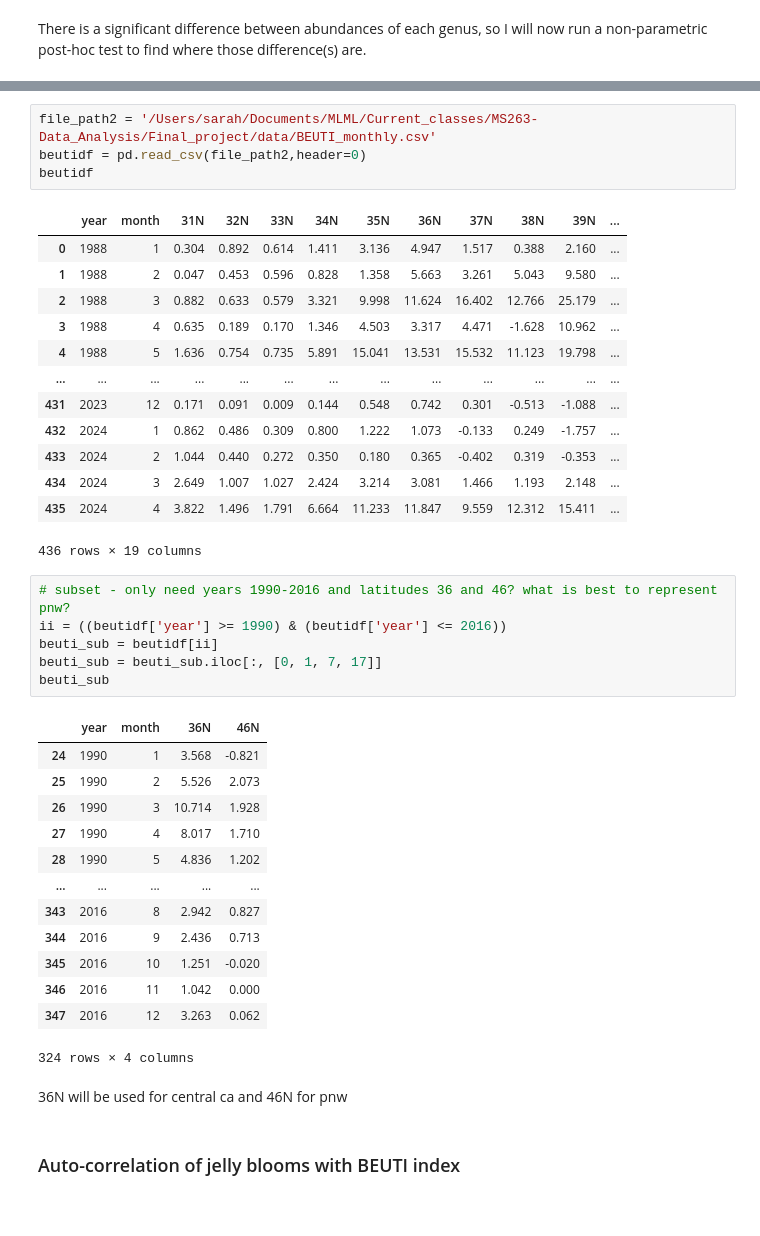
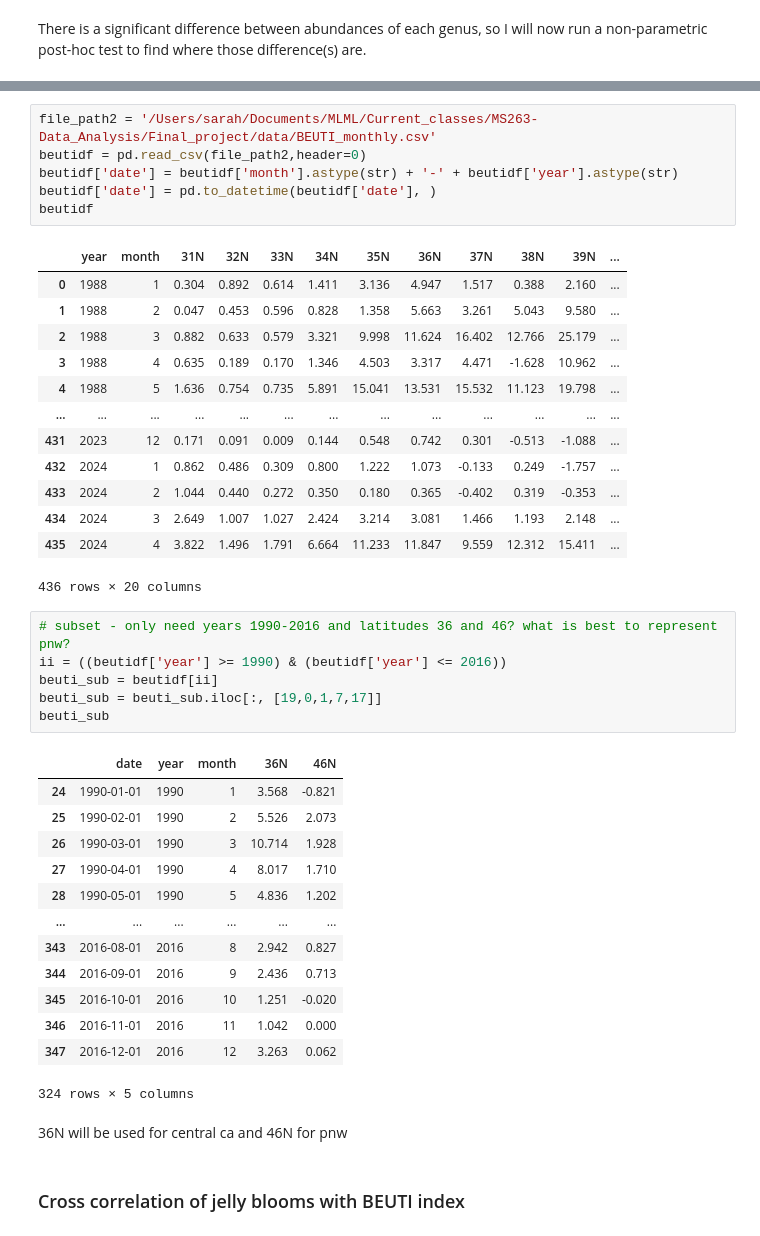
Before and after one commit to sjoh18/MS263-Final-Project, a Jupyter notebook: FinalProject.ipynb, the cells around one changed output, grey strips where cells are left out. Drawn from its saved outputs; the diff is of its cells as text.

Commit message:
time series of BEUTI, started x correlation

```diff
--- a/FinalProject.ipynb
+++ b/FinalProject.ipynb
@@ -269,6 +271,8 @@ genus_posthoc
 # %%
 file_path2 = '/Users/sarah/Documents/MLML/Current_classes/MS263-Data_Analysis/Final_project/data/BEUTI_monthly.csv'
 beutidf = pd.read_csv(file_path2,header=0)
+beutidf['date'] = beutidf['month'].astype(str) + '-' + beutidf['year'].astype(str)
+beutidf['date'] = pd.to_datetime(beutidf['date'], )
 beutidf
 # %% [output]
 |  | year | month | 31N | 32N | 33N | 34N | 35N | 36N | 37N | 38N | 39N | ... |
@@ -283,28 +287,28 @@ beutidf
 | 433 | 2024 | 2 | 1.044 | 0.440 | 0.272 | 0.350 | 0.180 | 0.365 | -0.402 | 0.319 | -0.353 | ... |
 | 434 | 2024 | 3 | 2.649 | 1.007 | 1.027 | 2.424 | 3.214 | 3.081 | 1.466 | 1.193 | 2.148 | ... |
 | 435 | 2024 | 4 | 3.822 | 1.496 | 1.791 | 6.664 | 11.233 | 11.847 | 9.559 | 12.312 | 15.411 | ... |
-436 rows × 19 columns
+436 rows × 20 columns
 # %%
 # subset - only need years 1990-2016 and latitudes 36 and 46? what is best to represent pnw?
 ii = ((beutidf['year'] >= 1990) & (beutidf['year'] <= 2016))
 beuti_sub = beutidf[ii]
-beuti_sub = beuti_sub.iloc[:, [0, 1, 7, 17]]
+beuti_sub = beuti_sub.iloc[:, [19,0,1,7,17]]
 beuti_sub
 # %% [output]
-|  | year | month | 36N | 46N |
-| 24 | 1990 | 1 | 3.568 | -0.821 |
-| 25 | 1990 | 2 | 5.526 | 2.073 |
-| 26 | 1990 | 3 | 10.714 | 1.928 |
-| 27 | 1990 | 4 | 8.017 | 1.710 |
-| 28 | 1990 | 5 | 4.836 | 1.202 |
-| ... | ... | ... | ... | ... |
-| 343 | 2016 | 8 | 2.942 | 0.827 |
-| 344 | 2016 | 9 | 2.436 | 0.713 |
-| 345 | 2016 | 10 | 1.251 | -0.020 |
-| 346 | 2016 | 11 | 1.042 | 0.000 |
-| 347 | 2016 | 12 | 3.263 | 0.062 |
+|  | date | year | month | 36N | 46N |
+| 24 | 1990-01-01 | 1990 | 1 | 3.568 | -0.821 |
+| 25 | 1990-02-01 | 1990 | 2 | 5.526 | 2.073 |
+| 26 | 1990-03-01 | 1990 | 3 | 10.714 | 1.928 |
+| 27 | 1990-04-01 | 1990 | 4 | 8.017 | 1.710 |
+| 28 | 1990-05-01 | 1990 | 5 | 4.836 | 1.202 |
+| ... | ... | ... | ... | ... | ... |
+| 343 | 2016-08-01 | 2016 | 8 | 2.942 | 0.827 |
+| 344 | 2016-09-01 | 2016 | 9 | 2.436 | 0.713 |
+| 345 | 2016-10-01 | 2016 | 10 | 1.251 | -0.020 |
+| 346 | 2016-11-01 | 2016 | 11 | 1.042 | 0.000 |
+| 347 | 2016-12-01 | 2016 | 12 | 3.263 | 0.062 |
-324 rows × 4 columns
+324 rows × 5 columns
 # %% [markdown]
 36N will be used for central ca and 46N for pnw
 # %% [markdown]
-### Auto-correlation of jelly blooms with BEUTI index
+### Cross correlation of jelly blooms with BEUTI index
```
Also changed, not shown: parts of 14 cells of this notebook.
